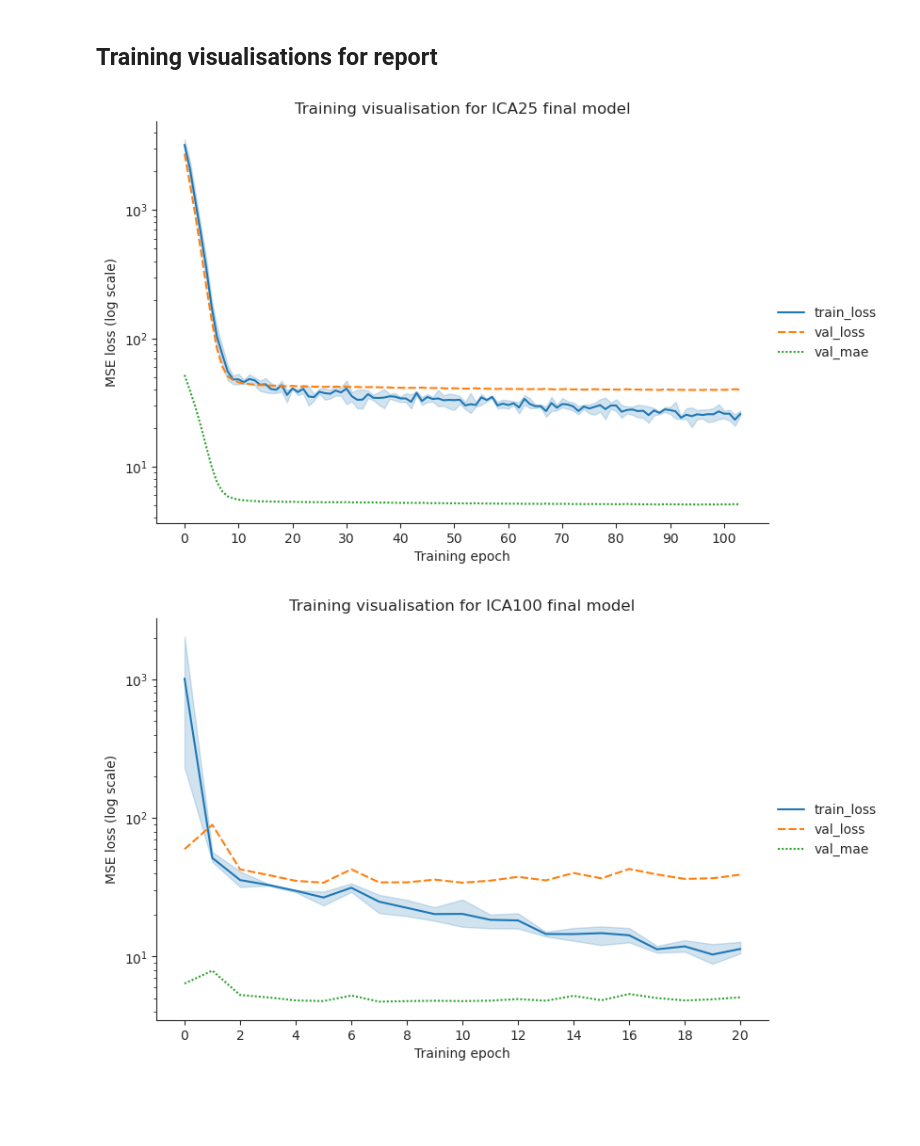
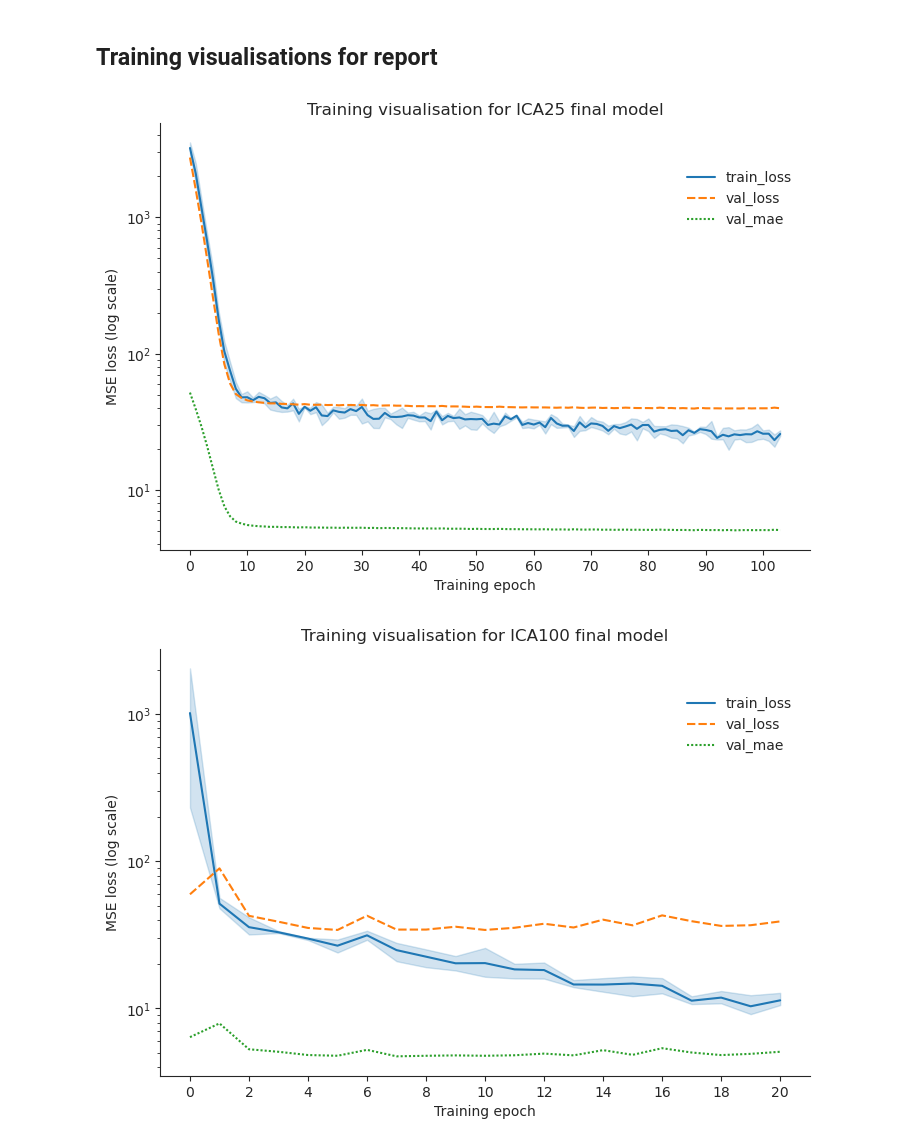
Before and after one commit to laura-riedel/IM, a Jupyter notebook: src/FinalModels/final_models_IM.ipynb, the cells around one changed output. Drawn from its saved outputs; the diff is of its cells as text; code cells hidden in the pictures; blank space fills up the shorter version.

Commit message:
Move training vis legend, show full title

```diff
--- a/src/FinalModels/final_models_IM.ipynb
+++ b/src/FinalModels/final_models_IM.ipynb
@@ -547,30 +547,26 @@ metrics_ICA25 = utils.get_saved_metrics(path+'FinalModels_IM/ICA25_gc/'+logs_pat
 metrics_ICA100 = utils.get_saved_metrics(path+'FinalModels_IM/ICA100_gc/'+logs_path)
 # %%
 xmin, xmax, xstep, xrange = utils.get_plot_values(metrics_ICA25)
-
+title = 'Training visualisation for ICA25 final model'
 # only include train + validation values in plot, set scale
-sns.relplot(data=metrics_ICA25.loc[xmin:xmax,'train_loss':'val_mae'], kind='line', height=5, aspect=1.5).set(yscale='log')
+vis = sns.relplot(data=metrics_ICA25.loc[xmin:xmax,'train_loss':'val_mae'], kind='line', height=5, aspect=1.5)
 # set axes and title
-plt.xlabel('Training epoch')
-plt.xticks(xrange, labels=[str(i) for i in xrange])
-plt.ylabel('MSE loss (log scale)')
-plt.title('Training visualisation for ICA25 final model')
-plt.savefig(fig_path+'training_ICA25.pdf')
+vis.set(title=title, xlabel='Training epoch', xticks=xrange, yscale='log', ylabel='MSE loss (log scale)')
+sns.move_legend(vis, 'upper left', bbox_to_anchor=(.7, .9))
+plt.savefig(fig_path+'training_ICA25.pdf', bbox_inches='tight')
 plt.show()
 # %% [output]
-[figure, old version]
+[figure, new version]
 # %%
 #training_plot_ICA100 = utils.plot_training_forreport(metrics_ICA100, title='Training visualisation for ICA100 final model')
 xmin, xmax, xstep, xrange = utils.get_plot_values(metrics_ICA100)
-
+title = 'Training visualisation for ICA100 final model'
 # only include train + validation values in plot, set scale
-sns.relplot(data=metrics_ICA100.loc[xmin:xmax,'train_loss':'val_mae'], kind='line', height=5, aspect=1.5).set(yscale='log')
+vis = sns.relplot(data=metrics_ICA100.loc[xmin:xmax,'train_loss':'val_mae'], kind='line', height=5, aspect=1.5)
 # set axes and title
-plt.xlabel('Training epoch')
-plt.xticks(xrange, labels=[str(i) for i in xrange])
-plt.ylabel('MSE loss (log scale)')
-plt.title('Training visualisation for ICA100 final model')
-plt.savefig(fig_path+'training_ICA100.pdf')
+vis.set(title=title, xlabel='Training epoch', xticks=xrange, yscale='log', ylabel='MSE loss (log scale)')
+sns.move_legend(vis, 'upper left', bbox_to_anchor=(.7, .9))
+plt.savefig(fig_path+'training_ICA100.pdf', bbox_inches='tight')
 plt.show()
 # %% [output]
-[figure, old version]
+[figure, new version]
```
Also changed, not shown: 2 other files.
